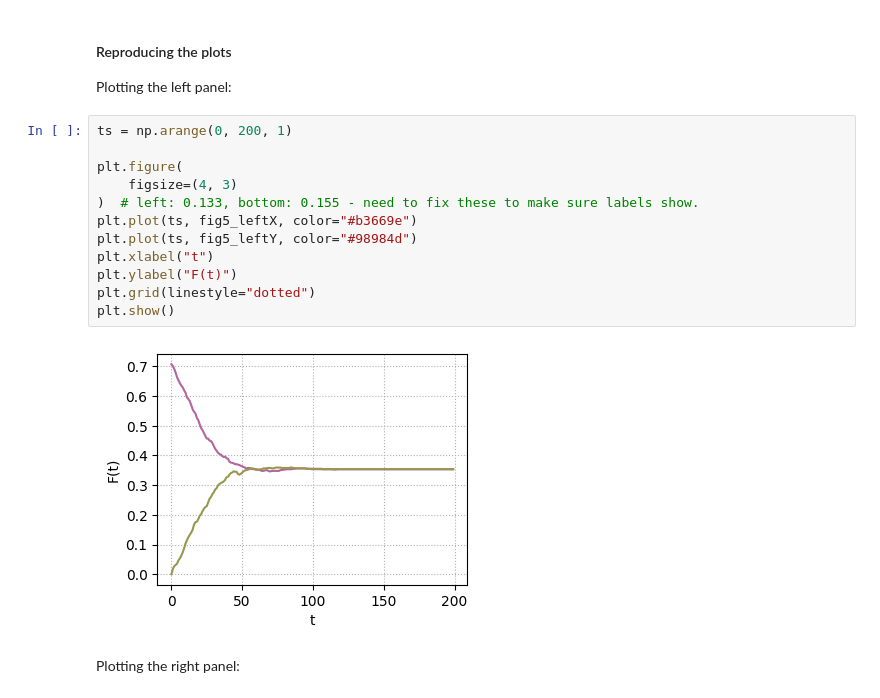
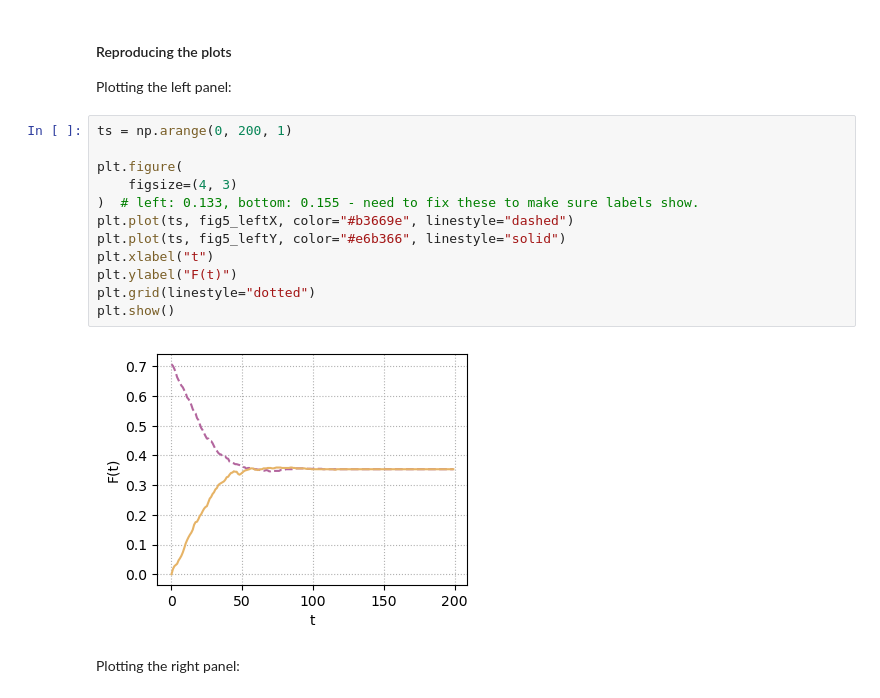
Before and after one commit to mablake90/super-cliffords, a Jupyter notebook: docs/plotters/fig5.ipynb, the cells around one changed output. Drawn from its saved outputs; the diff is of its cells as text.

```diff
--- a/docs/plotters/fig5.ipynb
+++ b/docs/plotters/fig5.ipynb
@@ -41,17 +41,17 @@ Plotting the left panel:
 # %%
 ts = np.arange(0, 200, 1)
 
 plt.figure(
     figsize=(4, 3)
 )  # left: 0.133, bottom: 0.155 - need to fix these to make sure labels show.
-plt.plot(ts, fig5_leftX, color="#b3669e")
-plt.plot(ts, fig5_leftY, color="#98984d")
+plt.plot(ts, fig5_leftX, color="#b3669e", linestyle="dashed")
+plt.plot(ts, fig5_leftY, color="#e6b366", linestyle="solid")
 plt.xlabel("t")
 plt.ylabel("F(t)")
 plt.grid(linestyle="dotted")
 plt.show()
 # %% [output]
-[figure, old version]
+[figure, new version]
 # %% [markdown]
 Plotting the right panel:
 # %%
```
Also changed, not shown: parts of 1 cell of this notebook, 1 other file.
